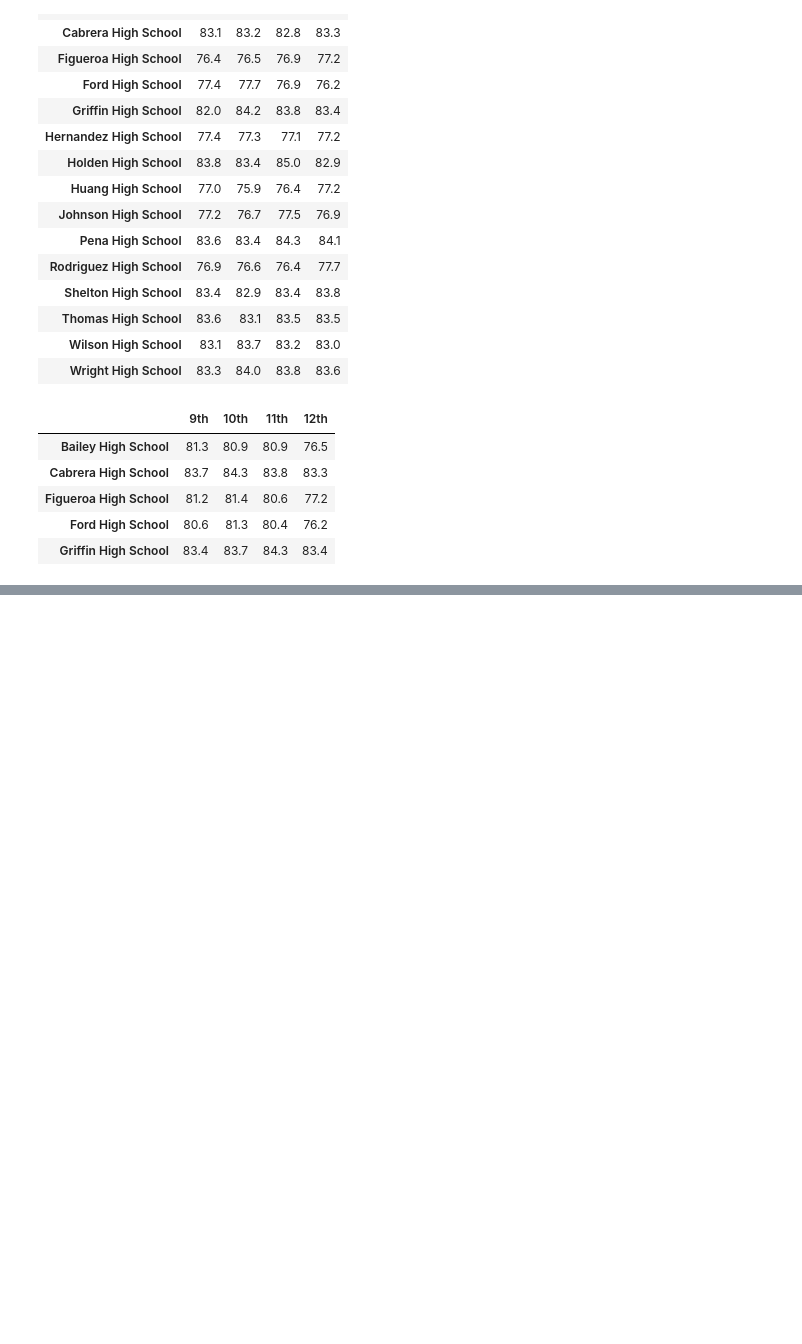
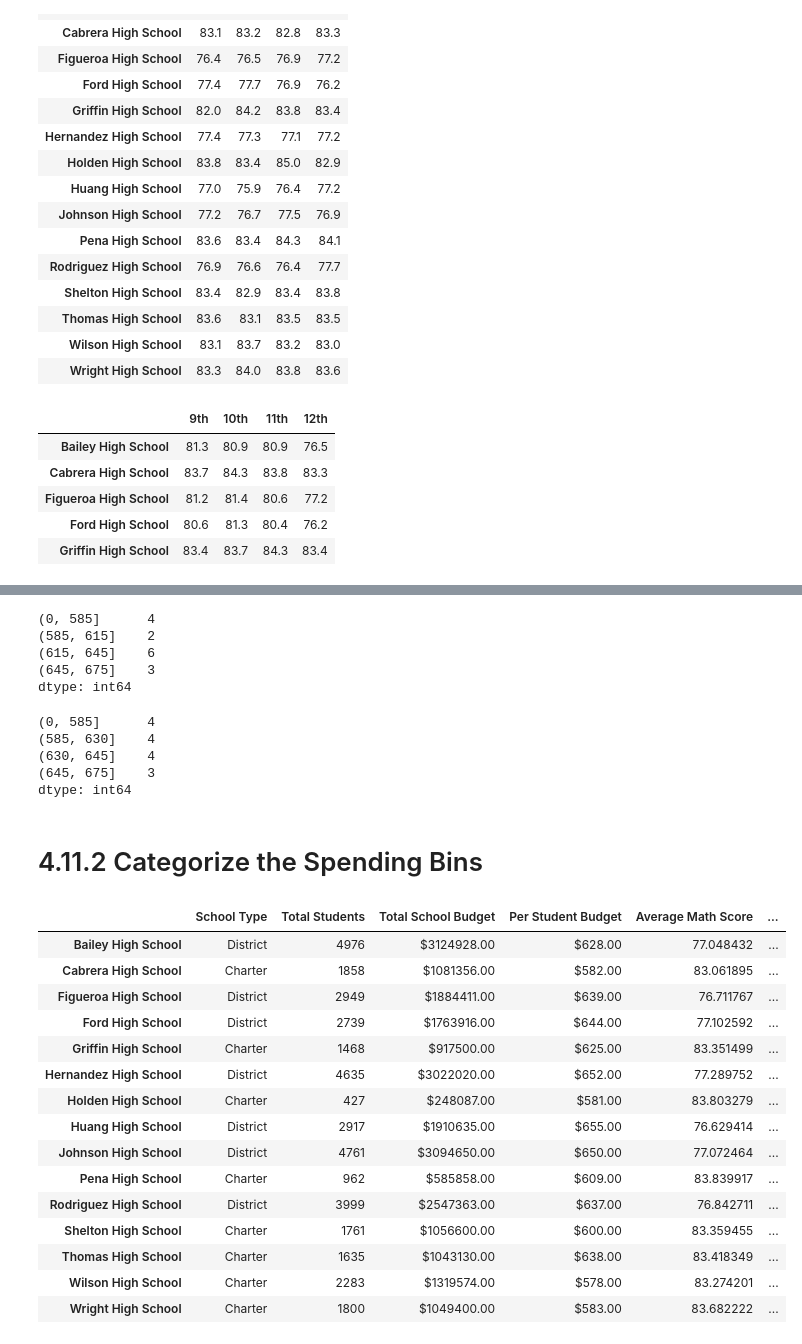
Before and after one commit to alicepopeye/School_District_Analysis, a Jupyter notebook: PyCitySchools.ipynb, the cells around one changed output, grey strips where cells are left out. Cells and saved outputs as stored; diff of their text form; code cells hidden in the pictures; blank space fills up the shorter version.

Commit message:
scores by school spendin

```diff
--- a/PyCitySchools.ipynb
+++ b/PyCitySchools.ipynb
@@ -1149,0 +1211,31 @@ reading_scores_by_grade.head()
+# %%
+# Determine how many schools in each bin
+# cut them use GroupsBy as index, then use count() method
+
+# Range for the bins as follows
+# $0-585, 586-615, 616-645, 646-675
+spending_bins=[0,585,615,645,675]
+spending_bins
+
+per_school_capita.groupby(pd.cut(per_school_capita,spending_bins)).count()
+# %% [output]
+(0, 585]      4
+(585, 615]    2
+(615, 645]    6
+(645, 675]    3
+dtype: int64
+# %%
+# Determine how many schools in each bin (more fair distribution)
+# cut them use GroupsBy as index, then use count() method
+
+# Range for the bins as follows
+spending_bins=[0,585,630,645,675]
+spending_bins
+
+per_school_capita.groupby(pd.cut(per_school_capita,spending_bins)).count()
+# %% [output]
+(0, 585]      4
+(585, 630]    4
+(630, 645]    4
+(645, 675]    3
+dtype: int64
@@ -1149,0 +1248,21 @@ reading_scores_by_grade.head()
+# %% [markdown]
+#  4.11.2 Categorize the Spending Bins
+# %%
+per_school_summary_df
+# %% [output]
+|  | School Type | Total Students | Total School Budget | Per Student Budget | Average Math Score | ... |
+| Bailey High School | District | 4976 | $3124928.00 | $628.00 | 77.048432 | ... |
+| Cabrera High School | Charter | 1858 | $1081356.00 | $582.00 | 83.061895 | ... |
+| Figueroa High School | District | 2949 | $1884411.00 | $639.00 | 76.711767 | ... |
+| Ford High School | District | 2739 | $1763916.00 | $644.00 | 77.102592 | ... |
+| Griffin High School | Charter | 1468 | $917500.00 | $625.00 | 83.351499 | ... |
+| Hernandez High School | District | 4635 | $3022020.00 | $652.00 | 77.289752 | ... |
+| Holden High School | Charter | 427 | $248087.00 | $581.00 | 83.803279 | ... |
+| Huang High School | District | 2917 | $1910635.00 | $655.00 | 76.629414 | ... |
+| Johnson High School | District | 4761 | $3094650.00 | $650.00 | 77.072464 | ... |
+| Pena High School | Charter | 962 | $585858.00 | $609.00 | 83.839917 | ... |
+| Rodriguez High School | District | 3999 | $2547363.00 | $637.00 | 76.842711 | ... |
+| Shelton High School | Charter | 1761 | $1056600.00 | $600.00 | 83.359455 | ... |
+| Thomas High School | Charter | 1635 | $1043130.00 | $638.00 | 83.418349 | ... |
+| Wilson High School | Charter | 2283 | $1319574.00 | $578.00 | 83.274201 | ... |
+| Wright High School | Charter | 1800 | $1049400.00 | $583.00 | 83.682222 | ... |
```
Also changed, not shown: parts of 11 cells of this notebook.
